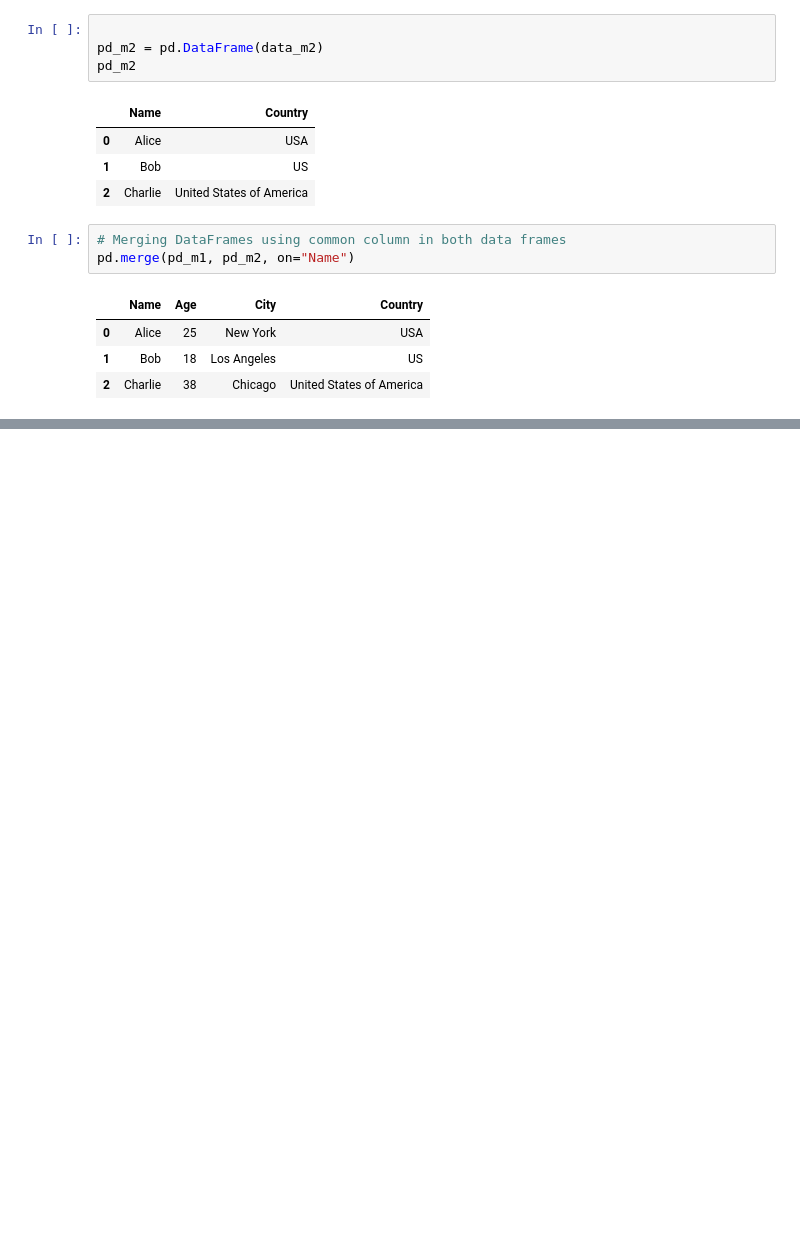
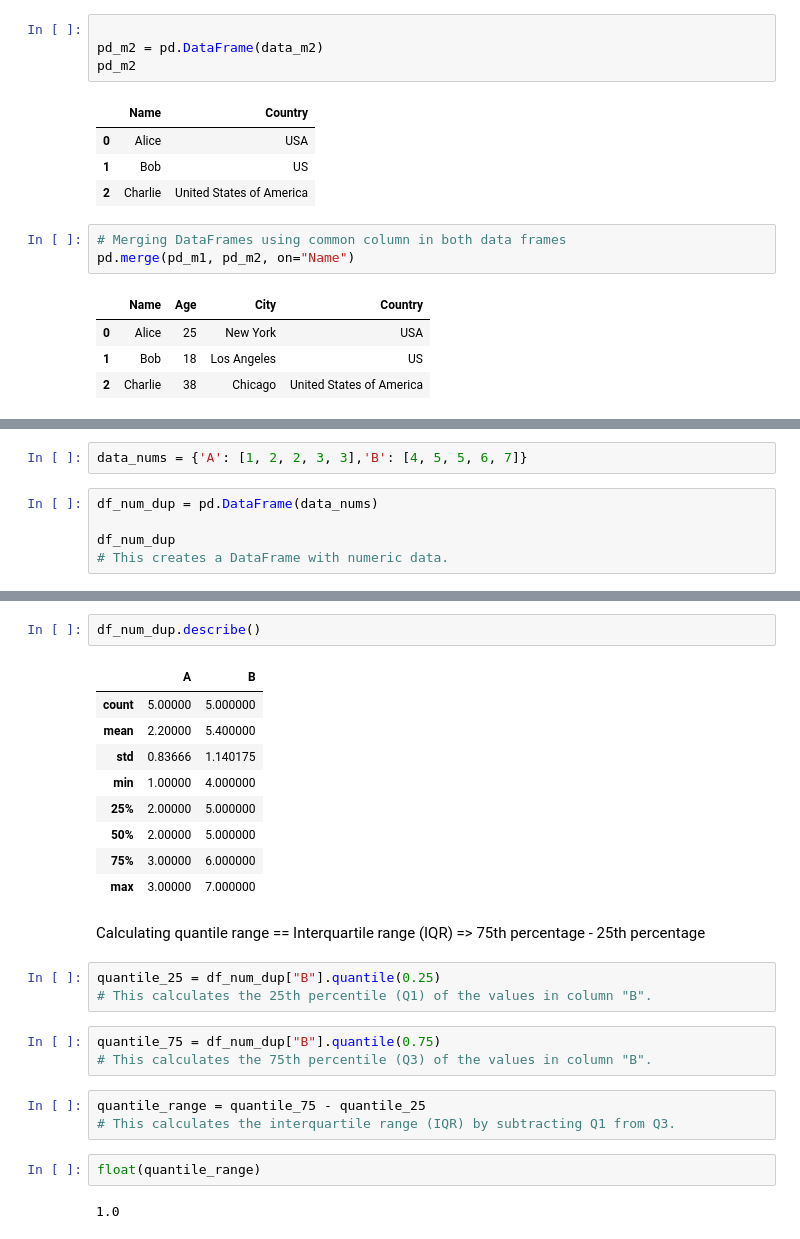
Before and after one commit to srinivasskc/my_datascience_journal, a Jupyter notebook: pandas_notebook.ipynb, the cells around one changed output, grey strips where cells are left out. Cells and saved outputs as stored; diff of their text form; blank space fills up the shorter version.

Commit message:
pandas data cleaning techniques

```diff
--- a/pandas_notebook.ipynb
+++ b/pandas_notebook.ipynb
@@ -1327,0 +1392,7 @@ pd.merge(pd_m1, pd_m2, on="Name")
+# %%
+data_nums = {'A': [1, 2, 2, 3, 3],'B': [4, 5, 5, 6, 7]}
+# %%
+df_num_dup = pd.DataFrame(data_nums)
+
+df_num_dup
+# This creates a DataFrame with numeric data.
@@ -1327,0 +1463,27 @@ pd.merge(pd_m1, pd_m2, on="Name")
+# %%
+df_num_dup.describe()
+# %% [output]
+|  | A | B |
+| count | 5.00000 | 5.000000 |
+| mean | 2.20000 | 5.400000 |
+| std | 0.83666 | 1.140175 |
+| min | 1.00000 | 4.000000 |
+| 25% | 2.00000 | 5.000000 |
+| 50% | 2.00000 | 5.000000 |
+| 75% | 3.00000 | 6.000000 |
+| max | 3.00000 | 7.000000 |
+# %% [markdown]
+Calculating quantile range == Interquartile range (IQR) => 75th percentage - 25th percentage
+# %%
+quantile_25 = df_num_dup["B"].quantile(0.25)
+# This calculates the 25th percentile (Q1) of the values in column "B".
+# %%
+quantile_75 = df_num_dup["B"].quantile(0.75)
+# This calculates the 75th percentile (Q3) of the values in column "B".
+# %%
+quantile_range = quantile_75 - quantile_25
+# This calculates the interquartile range (IQR) by subtracting Q1 from Q3.
+# %%
+float(quantile_range)
+# %% [output]
+1.0
```
Also changed, not shown: parts of 17 cells of this notebook.
